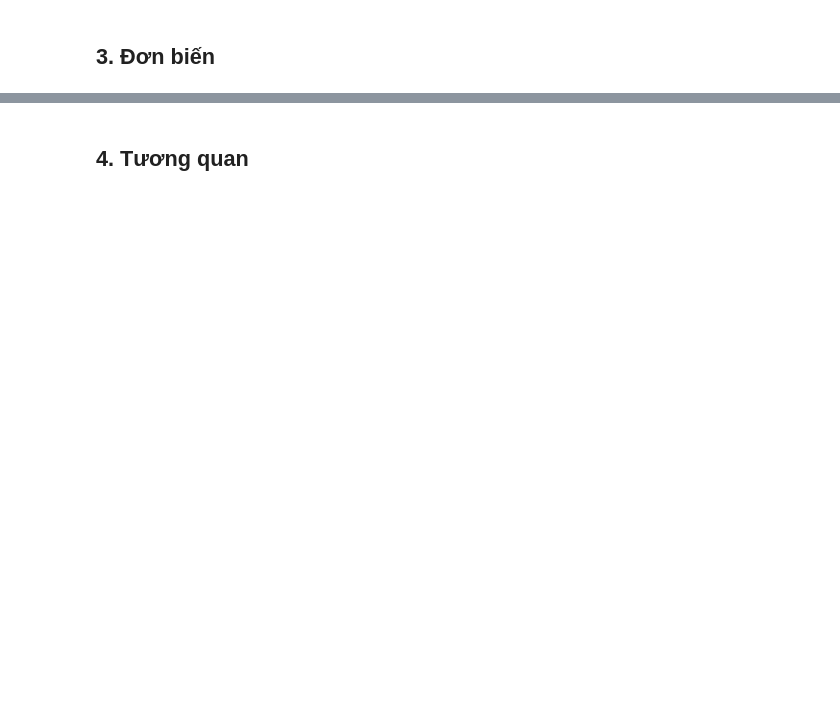
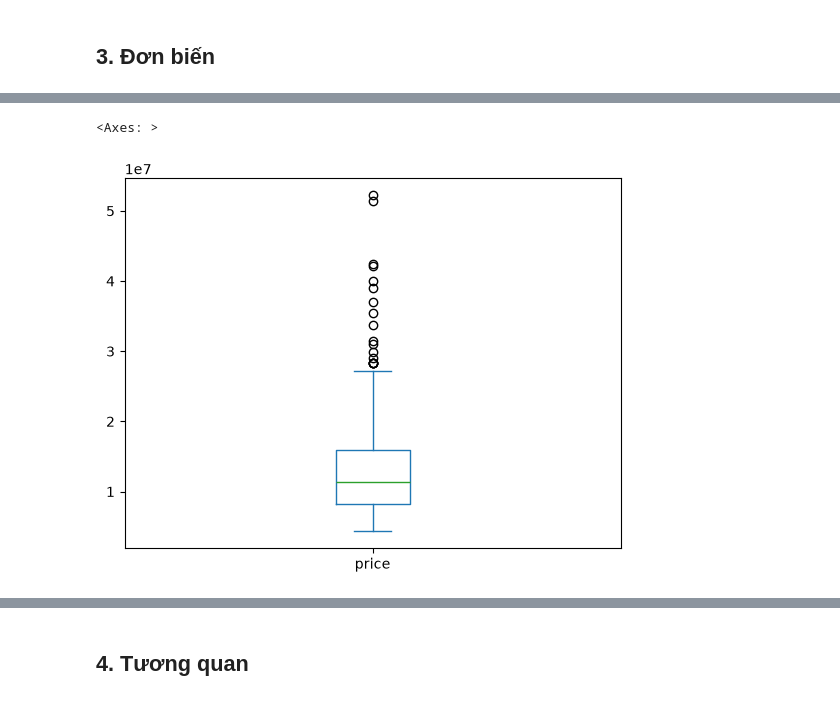
Before and after one commit to Thienan-max/DS111_DoAn, a Jupyter notebook: 02_eda.ipynb, the cells around one changed output, grey strips where cells are left out. Drawn from its saved outputs; the diff is of its cells as text; code cells hidden in the pictures; blank space fills up the shorter version.

```diff
--- a/02_eda.ipynb
+++ b/02_eda.ipynb
@@ -100,0 +180,5 @@ Index(['name', 'brand_name', 'thumbnail_url', 'primary_category_name',
+# %%
+df['price'].plot(kind='box')
+# %% [output]
+<Axes: >
+[figure, added]
```
Also changed, not shown: parts of 18 cells of this notebook.
